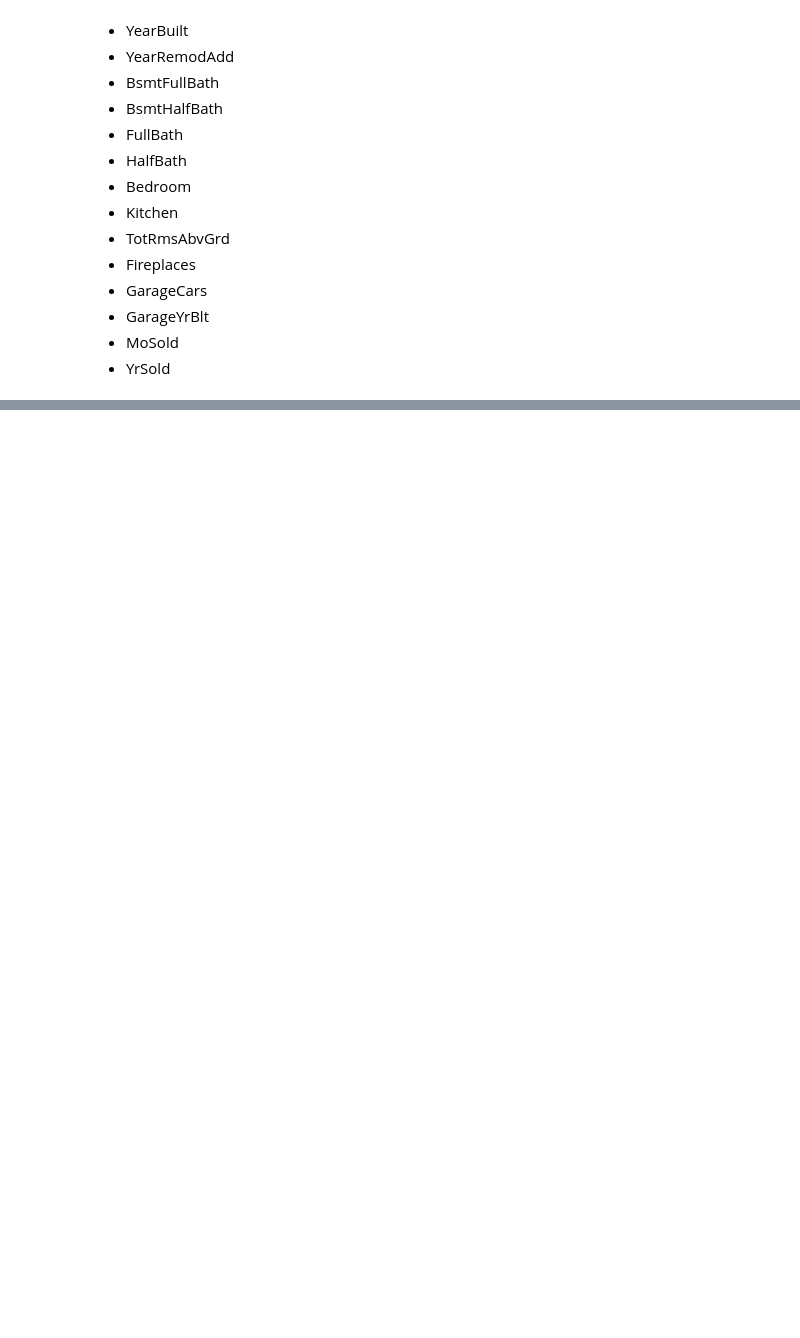
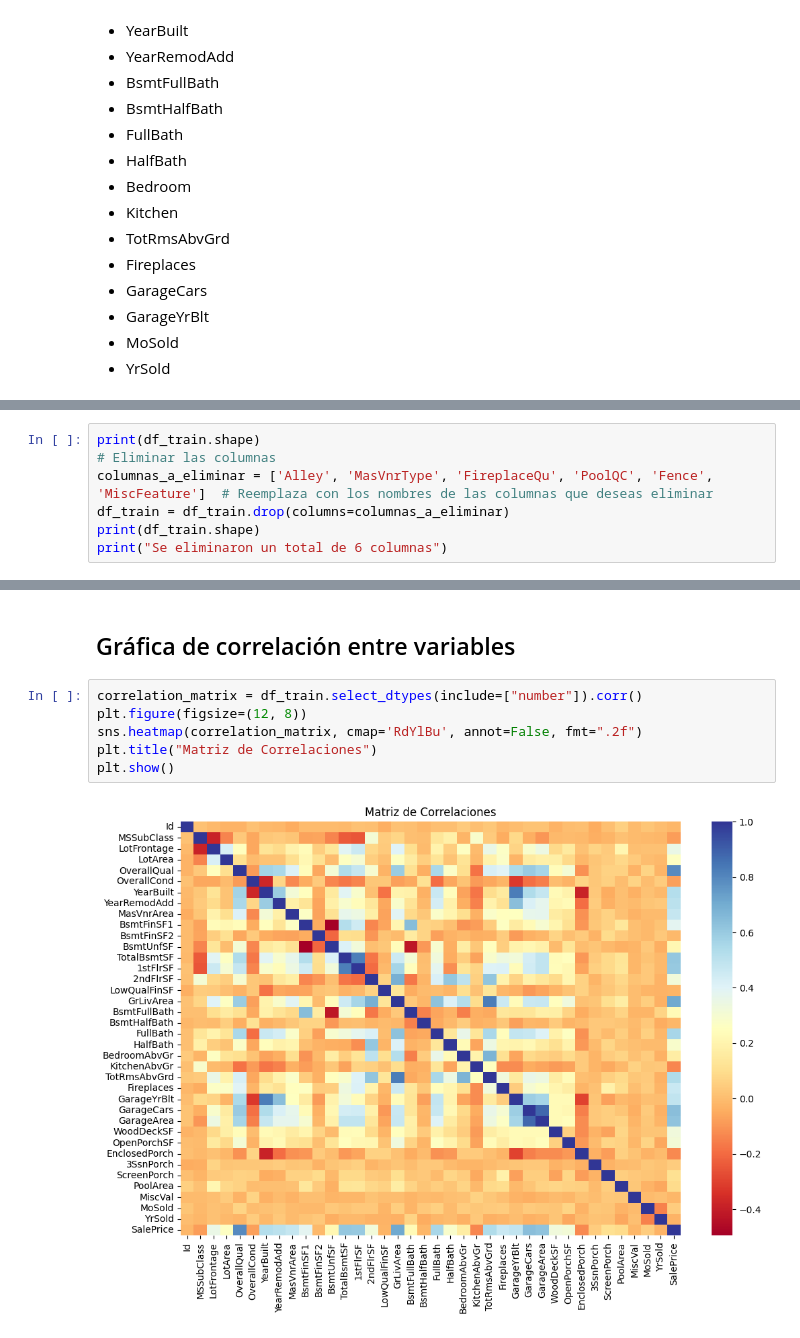
Before and after one commit to angelargd8/Proyecto2.2-MDD, a Jupyter notebook: main.ipynb, the cells around one changed output, grey strips where cells are left out. Saved outputs shown, nothing was run; the diff lists cells and outputs as text; blank space fills up the shorter version.

```diff
--- a/main.ipynb
+++ b/main.ipynb
@@ -1232,0 +306,7 @@ Al notar que en el modelo que no se usa normalizacion tiene un mejor rendimiento
+# %%
+print(df_train.shape)
+# Eliminar las columnas
+columnas_a_eliminar = ['Alley', 'MasVnrType', 'FireplaceQu', 'PoolQC', 'Fence', 'MiscFeature']  # Reemplaza con los nombres de las columnas que deseas eliminar
+df_train = df_train.drop(columns=columnas_a_eliminar)
+print(df_train.shape)
+print("Se eliminaron un total de 6 columnas")
@@ -1232,0 +331,10 @@ Al notar que en el modelo que no se usa normalizacion tiene un mejor rendimiento
+# %% [markdown]
+## Gráfica de correlación entre variables
+# %%
+correlation_matrix = df_train.select_dtypes(include=["number"]).corr()
+plt.figure(figsize=(12, 8))
+sns.heatmap(correlation_matrix, cmap='RdYlBu', annot=False, fmt=".2f")
+plt.title("Matriz de Correlaciones")
+plt.show()
+# %% [output]
+[figure, added]
```
Also changed, not shown: parts of 96 cells of this notebook, 1 other file.
